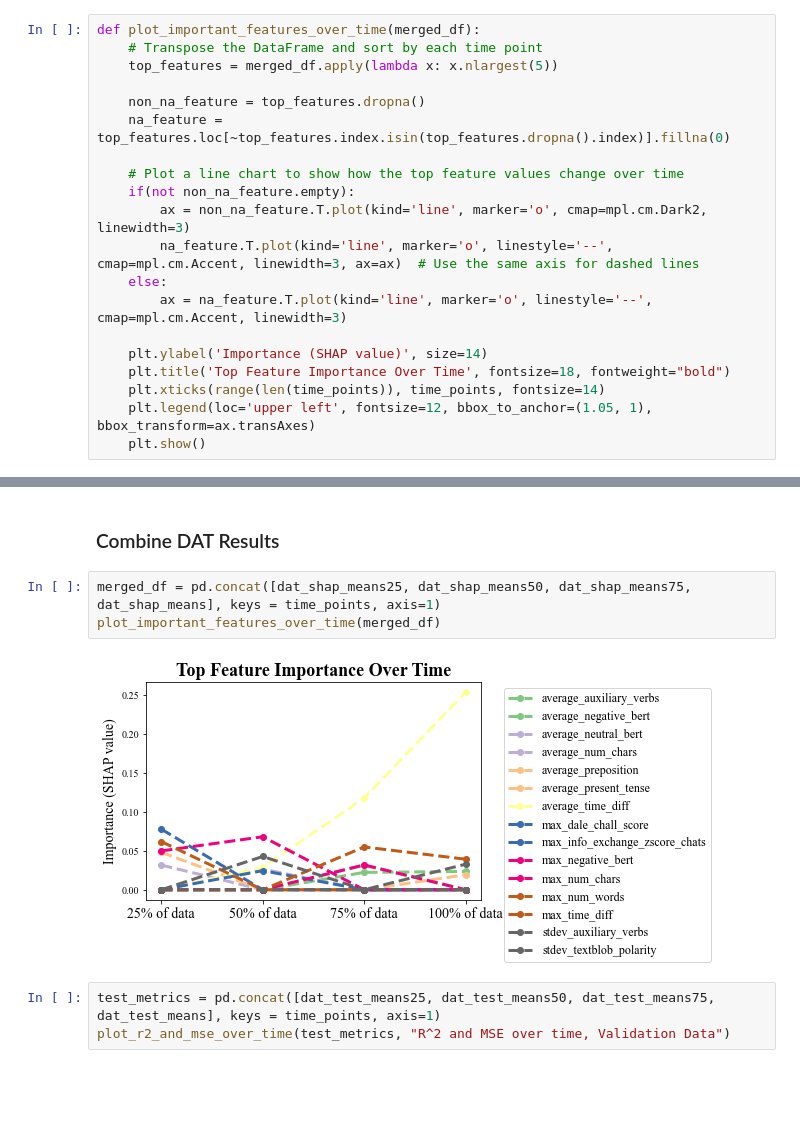
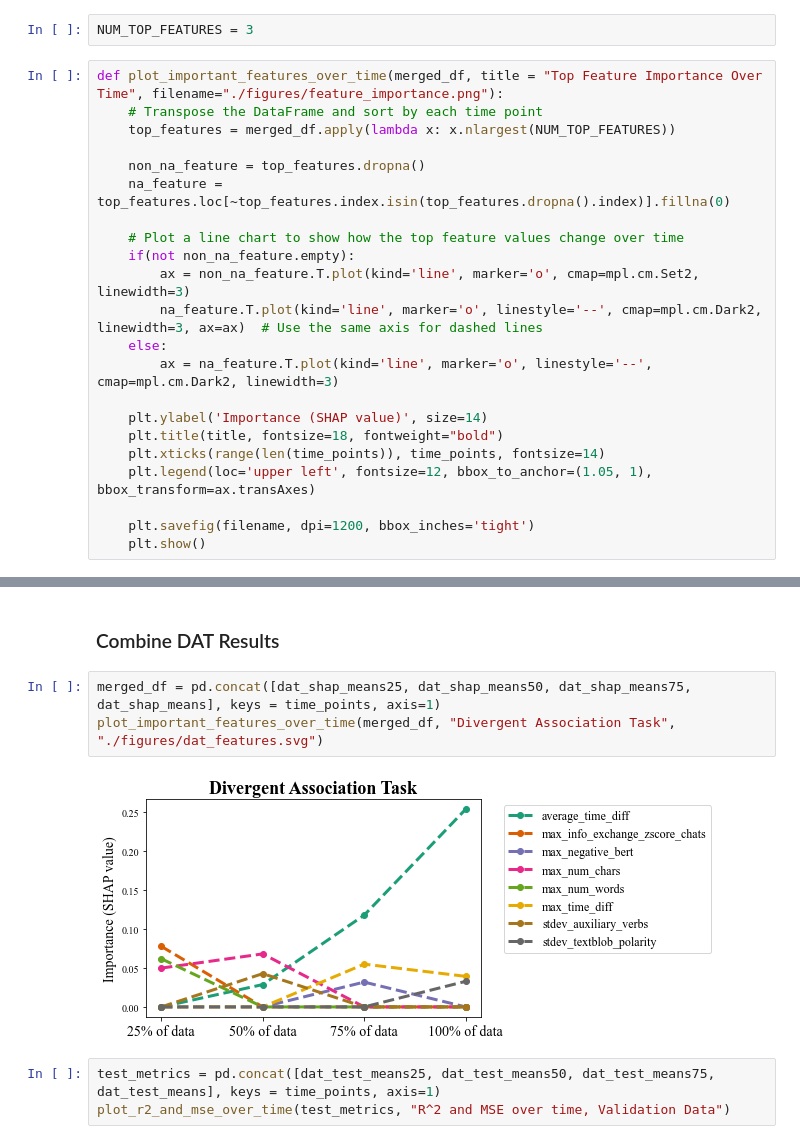
Before and after one commit to Watts-Lab/team_comm_tools, a Jupyter notebook: feature_engine/model/model_per_task_cv.ipynb, the cells around one changed output, grey strips where cells are left out. Saved outputs shown, nothing was run; the diff lists cells and outputs as text; blank space fills up the shorter version.

Commit message:
add model figures

```diff
--- a/feature_engine/model/model_per_task_cv.ipynb
+++ b/feature_engine/model/model_per_task_cv.ipynb
@@ -106,25 +106,29 @@ def get_repeated_kfold_cv_summary(shap_df, shap_correlation_df, train_metrics, t
     return(shap_means, shap_cor_means, train_means, test_means)
 # %%
 time_points = ["25% of data", "50% of data", "75% of data", "100% of data"]
+# %%
+NUM_TOP_FEATURES = 3
 # %%
-def plot_important_features_over_time(merged_df):
+def plot_important_features_over_time(merged_df, title = "Top Feature Importance Over Time", filename="./figures/feature_importance.png"):
     # Transpose the DataFrame and sort by each time point
-    top_features = merged_df.apply(lambda x: x.nlargest(5))
+    top_features = merged_df.apply(lambda x: x.nlargest(NUM_TOP_FEATURES))
 
     non_na_feature = top_features.dropna()
     na_feature = top_features.loc[~top_features.index.isin(top_features.dropna().index)].fillna(0)
 
     # Plot a line chart to show how the top feature values change over time
     if(not non_na_feature.empty):
-        ax = non_na_feature.T.plot(kind='line', marker='o', cmap=mpl.cm.Dark2, linewidth=3)
-        na_feature.T.plot(kind='line', marker='o', linestyle='--', cmap=mpl.cm.Accent, linewidth=3, ax=ax)  # Use the same axis for dashed lines
+        ax = non_na_feature.T.plot(kind='line', marker='o', cmap=mpl.cm.Set2, linewidth=3)
+        na_feature.T.plot(kind='line', marker='o', linestyle='--', cmap=mpl.cm.Dark2, linewidth=3, ax=ax)  # Use the same axis for dashed lines
     else:
-        ax = na_feature.T.plot(kind='line', marker='o', linestyle='--', cmap=mpl.cm.Accent, linewidth=3)
+        ax = na_feature.T.plot(kind='line', marker='o', linestyle='--', cmap=mpl.cm.Dark2, linewidth=3)
 
     plt.ylabel('Importance (SHAP value)', size=14)
-    plt.title('Top Feature Importance Over Time', fontsize=18, fontweight="bold")
+    plt.title(title, fontsize=18, fontweight="bold")
     plt.xticks(range(len(time_points)), time_points, fontsize=14)
     plt.legend(loc='upper left', fontsize=12, bbox_to_anchor=(1.05, 1), bbox_transform=ax.transAxes)
+
+    plt.savefig(filename, dpi=1200, bbox_inches='tight')
     plt.show()
 # %%
 def plot_r2_and_mse_over_time(metrics, title):
@@ -550,9 +554,9 @@ Training Model...Done
 ### Combine DAT Results
 # %%
 merged_df = pd.concat([dat_shap_means25, dat_shap_means50, dat_shap_means75, dat_shap_means], keys = time_points, axis=1)
-plot_important_features_over_time(merged_df)
+plot_important_features_over_time(merged_df, "Divergent Association Task", "./figures/dat_features.svg")
 # %% [output]
-[figure, old version]
+[figure, new version]
 # %%
 test_metrics = pd.concat([dat_test_means25, dat_test_means50, dat_test_means75, dat_test_means], keys = time_points, axis=1)
 plot_r2_and_mse_over_time(test_metrics, "R^2 and MSE over time, Validation Data")
```
Also changed, not shown: parts of 8 cells of this notebook, 6 other files.
